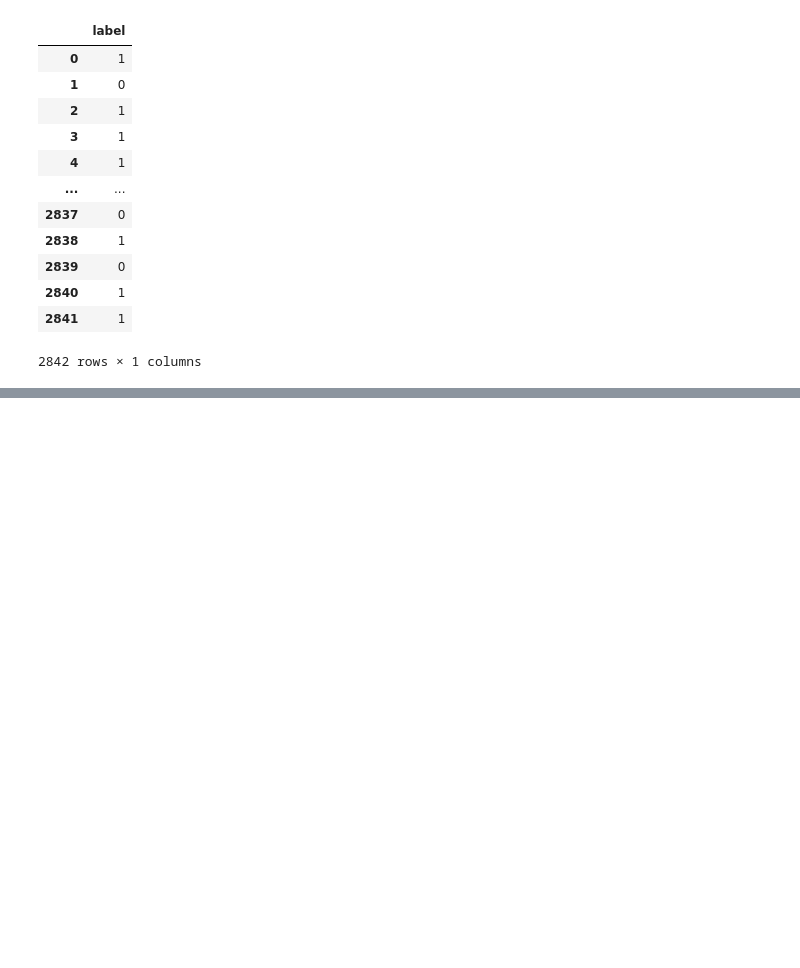
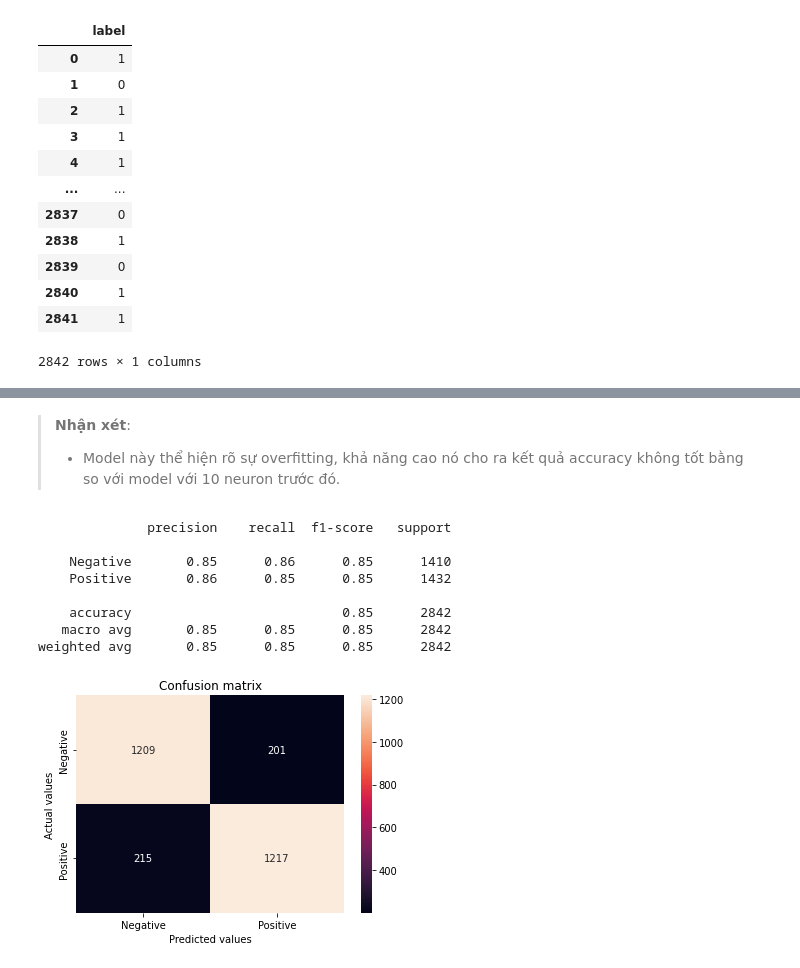
Before and after one commit to cuongpiger/SCL_KHVW_Sentiment_Analysis_Project, a Jupyter notebook: 08.model.ipynb, the cells around one changed output, grey strips where cells are left out. Drawn from its saved outputs; the diff is of its cells as text; code cells hidden in the pictures; blank space fills up the shorter version.

```diff
--- a/08.model.ipynb
+++ b/08.model.ipynb
@@ -161,8 +214,8 @@ weighted avg       0.86      0.86      0.86      2842
 # %%
 epochs = 20
-save_path = "./models/LSTM_sentiment_50.h5"
 neurons = 50
+save_path = "./models/LSTM_sentiment_50n_20e.h5"
 
-lstm_model_50 = DeepModel.defineLSTM(vocab_size, embedding_dim, neurons, dropout)
-DeepModel.fit(lstm_model_50, padded_train_cmts, y_train, batch_size, epochs, save_path)
+lstm_model_50n = DeepModel.defineLSTM(vocab_size, embedding_dim, neurons, dropout)
+DeepModel.fit(lstm_model_50n, padded_train_cmts, y_train, batch_size, epochs, save_path)
 # %% [output]
@@ -211,0 +262,17 @@ zstd                      1.5.0                ha95c52a_0    conda-forge
+# %% [markdown]
+> **Nhận xét**:
+> * Model này thể hiện rõ sự overfitting, khả năng cao nó cho ra kết quả accuracy không tốt bằng so với model với 10 neuron trước đó.
+# %%
+prediction = lstm_model_50n.predict(padded_test_cmts)
+inverted = np.argmax(prediction, axis=1)
+Model.confusionMatrix(y_test, inverted)
+# %% [output]
+              precision    recall  f1-score   support
+
+    Negative       0.85      0.86      0.85      1410
+    Positive       0.86      0.85      0.85      1432
+
+    accuracy                           0.85      2842
+   macro avg       0.85      0.85      0.85      2842
+weighted avg       0.85      0.85      0.85      2842
+[figure, added]
```
Also changed, not shown: parts of 34 cells of this notebook, 57 other files.
